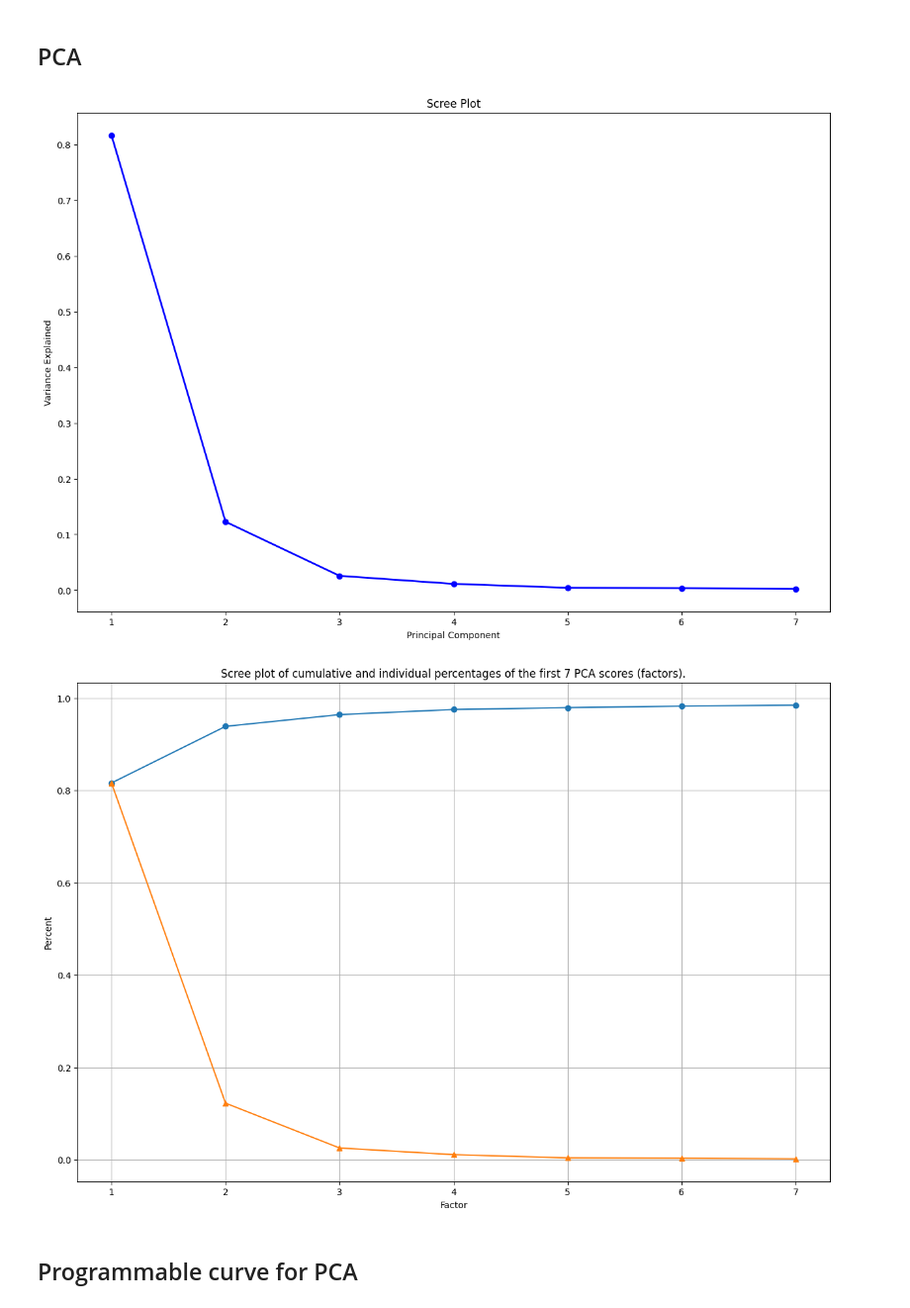
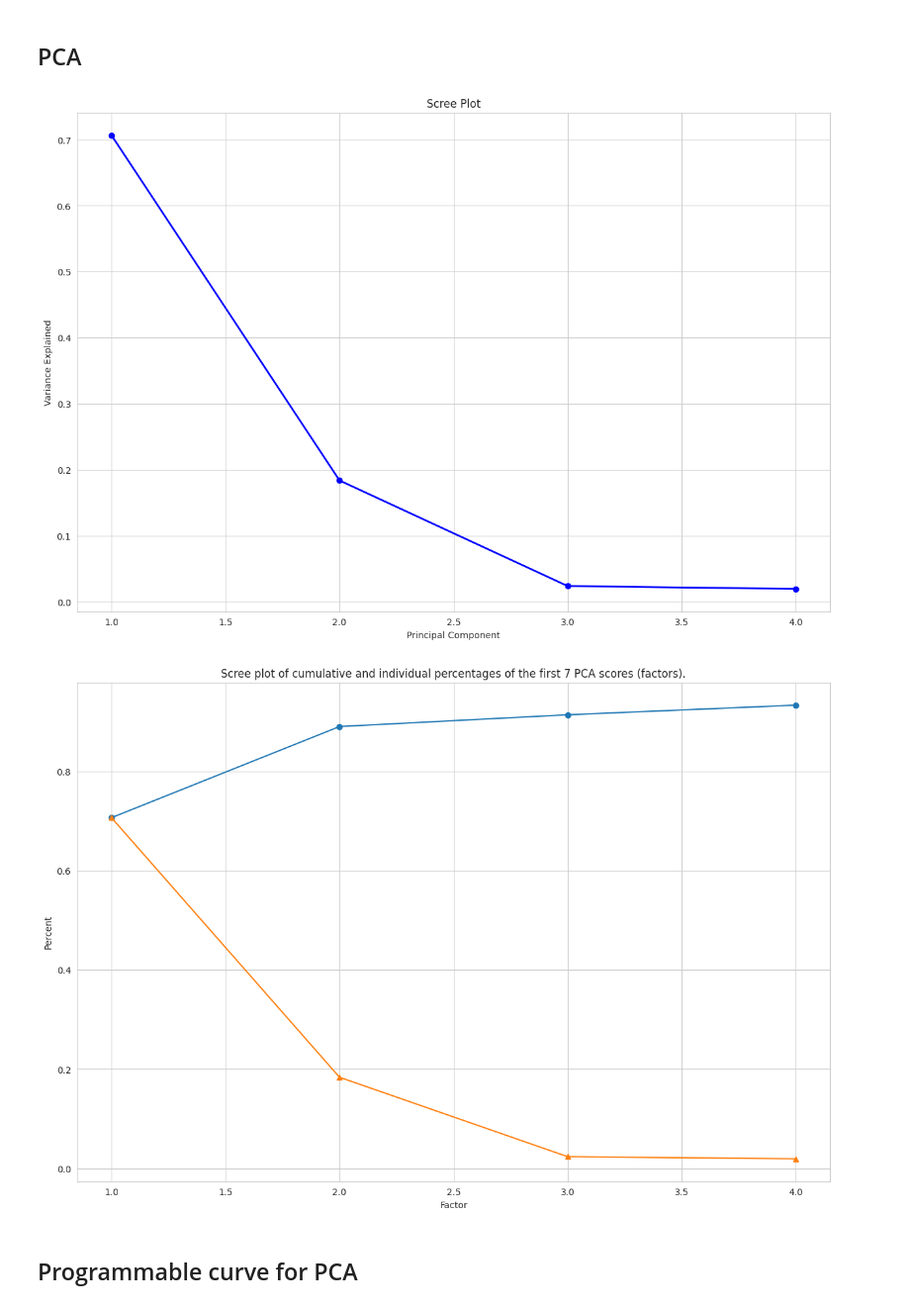
Before and after one commit to anva-kn/Raman, a Jupyter notebook: Publication/Classification.ipynb, the cells around one changed output. Shown at 99% size. Cells and saved outputs as stored; diff of their text form; code cells hidden in the pictures.

```diff
--- a/Publication/Classification.ipynb
+++ b/Publication/Classification.ipynb
@@ -273,0 +170,11 @@ plt.plot(np.dot(result_aceta_pca.x, f_dataN_PCA.T))
+# %%
+import matplotlib as mpl
+
+# Enable using latex for font rendering
+mpl.rcParams['text.usetex'] = False
+
+# Define the typography parameters
+mpl.rcParams['font.family'] = 'serif'
+
+# You can also specify different LaTeX fonts
+# mpl.rcParams['font.serif'] = 'Computer Modern Roman'
@@ -671,8 +767,8 @@ plt.plot(f_sup, normalized_spectra[0])
 # %% [markdown]
 ## Normalize spectra
 # %%
-max_values = np.max(spectra_dataset, axis=1)  # Get the maximum value for each spectrum
-normalized_spectra = spectra_dataset / max_values[:, np.newaxis]  # Divide each spectrum by its maximum value
+max_values = np.max(spectra_dataset_wo_mg, axis=1)  # Get the maximum value for each spectrum
+normalized_spectra = spectra_dataset_wo_mg / max_values[:, np.newaxis]  # Divide each spectrum by its maximum value
 # %%
 normalized_spectra_wo_nan = normalized_spectra[~np.isnan(normalized_spectra).any(axis=1)]
 
@@ -737,7 +833,7 @@ f_dataN_NMF = W_NMF
 # %% [markdown]
 ## PCA
 # %%
-n_components= 5
+n_components= 4
 model = PCA(n_components)
 W_PCA = model.fit_transform(normalized_spectra_wo_nan)
 H_PCA = model.components_
@@ -752,24 +848,24 @@ plt.xlabel('Principal Component')
 plt.ylabel('Variance Explained')
 plt.show()
 # %% [output]
-[figure, old version]
+[figure, new version]
 # %%
 explained_variance_ratio = model.explained_variance_ratio_
 
 # Calculate cumulative explained variance
 cumulative_explained_variance = np.cumsum(explained_variance_ratio)
 
 # Plot individual explained variance
 plt.figure(figsize=(15, 10))
 plt.plot(range(1, n_components + 1), cumulative_explained_variance, marker='o', linestyle='-', label='Cumulative percent')
 plt.plot(range(1, n_components + 1), explained_variance_ratio, marker='^', linestyle='-', label='Individual percent')
 plt.xlabel('Factor')
 plt.ylabel('Percent')
 plt.title('Scree plot of cumulative and individual percentages of the first 7 PCA scores (factors).')
-plt.grid()
+# plt.grid()
 plt.show()
 # %% [output]
-[figure, old version]
+[figure, new version]
 # %% [markdown]
 ## Programmable curve for PCA
 # %%
```
Also changed, not shown: parts of 129 cells of this notebook.
